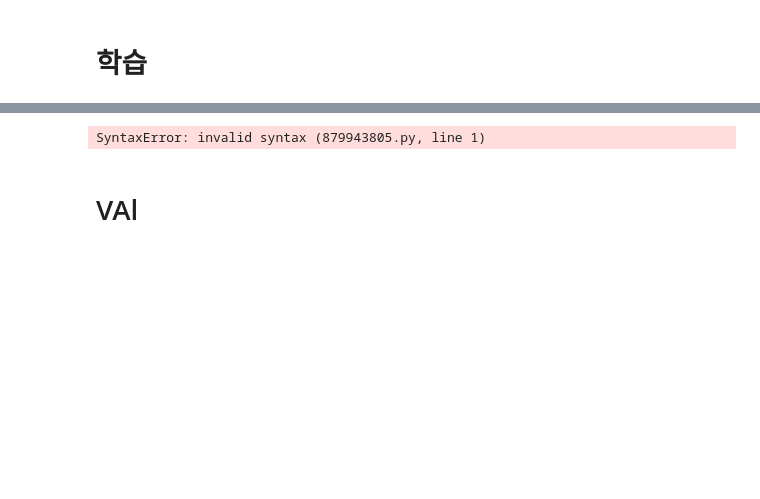
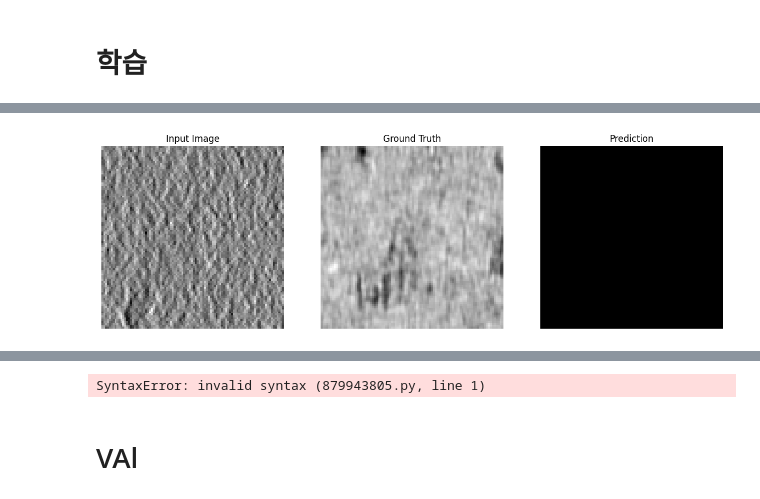
Before and after one commit to wooseungw/czll, a Jupyter notebook: Denoised_UNET_bw.ipynb, the cells around one changed output, grey strips where cells are left out. Saved outputs shown, nothing was run; the diff lists cells and outputs as text; code cells hidden in the pictures; blank space fills up the shorter version.

```diff
--- a/Denoised_UNET_bw.ipynb
+++ b/Denoised_UNET_bw.ipynb
@@ -118,7 +118,7 @@ val_label_dir = "./denoised_datasets/val/labels"
 # DATA CONFIG
 img_size =  96 # Match your patch size
 img_depth = img_size
-n_classes = 256
+n_classes = 1
 batch_size = 16 # 13.8GB GPU memory required for 128x128 img size
 loader_batch = 1
 num_samples = batch_size // loader_batch # 한 이미지에서 뽑을 샘플 수
@@ -131,8 +131,8 @@ lr = 0.001
 feature_size = 48
 use_checkpoint = True
 use_v2 = True
-drop_rate= 0.25
-attn_drop_rate = 0.25
+drop_rate= 0.2
+attn_drop_rate = 0.2
 num_bottleneck = 2
 # CLASS_WEIGHTS
 class_weights = None
@@ -198,9 +198,9 @@ model = UNet(
     spatial_dims=3,
     in_channels=1,
     out_channels=n_classes,
-    channels=(48, 64, 80, 80),
-    strides=(2, 2, 1),
-    num_res_units=1,
+    channels=(32, 64, 128, 256),
+    strides=(2, 2, 2),
+    # num_res_units=1,
     dropout = drop_rate,
 ).to(device)
 
@@ -620,0 +617,84 @@ Epoch 2/4000
+# %%
+import torch
+import numpy as np
+import matplotlib.pyplot as plt
+from tqdm import tqdm
+
+# 최적의 모델 불러오기
+def load_best_model(model, model_path):
+    model.load_state_dict(torch.load(model_path))
+    model.eval()
+    return model
+
+# 예측 결과와 실제 라벨 시각화 함수
+def visualize_predictions(model, val_loader, device, num_images=5):
+    model.eval()
+    images, labels, preds = [], [], []
+
+    with torch.no_grad():
+        for batch_data in tqdm(val_loader, desc='Visualizing'):
+            image = batch_data['image'].to(device)
+            label = batch_data['label'].to(device)
+
+            output = model(image)
+            pred = output.argmax(dim=1, keepdim=True)
+
+            images.append(image.cpu().numpy())
+            labels.append(label.cpu().numpy())
+            preds.append(pred.cpu().numpy())
+
+            if len(images) >= num_images:
+                break
+
+    # 시각화
+    for i in range(num_images):
+        fig, axes = plt.subplots(1, 3, figsize=(15, 5))
+
+        axes[0].imshow(images[i][0, 0, :, :, 48], cmap='gray')
+        axes[0].set_title('Input Image')
+        axes[0].axis('off')
+
+        axes[1].imshow(labels[i][0, 0, :, 48], cmap='gray')
+        axes[1].set_title('Ground Truth')
+        axes[1].axis('off')
+
+        # 예측 값 확인
+        print("Unique values in predictions:", np.unique(preds[i]))
+
+        # 데이터 범위 설정
+        axes[2].imshow(preds[i][0, 0, :, 48], cmap='gray', vmin=0, vmax=1)
+        axes[2].set_title('Prediction')
+        axes[2].axis('off')
+
+        plt.show()
+
+# 모델 학습 후 최적의 모델 불러오기 및 시각화
+model = model  # 모델 정의
+val_loader = val_loader  # 검증 데이터 로더
+device = torch.device('cuda' if torch.cuda.is_available() else 'cpu')
+model_path = os.path.join(checkpoint_dir, 'best_model.pt')  # 저장된 최적의 모델 경로
+
+# 최적의 모델 불러오기
+if checkpoint_dir.exists():
+    best_model_path = checkpoint_dir / 'best_model.pt'
+    if best_model_path.exists():
+        print(f"기존 best model 발견: {best_model_path}")
+        try:
+            checkpoint = torch.load(best_model_path, map_location=device)
+            # 체크포인트 내부 키 검증
+            required_keys = ['model_state_dict', 'optimizer_state_dict', 'epoch', 'best_val_loss']
+            if all(k in checkpoint for k in required_keys):
+                model.load_state_dict(checkpoint['model_state_dict'])
+                optimizer.load_state_dict(checkpoint['optimizer_state_dict'])
+                start_epoch = checkpoint['epoch']
+                best_val_loss = checkpoint['best_val_loss']
+                print("기존 학습된 가중치를 성공적으로 로드했습니다.")
+                checkpoint= None
+            else:
+                raise ValueError("체크포인트 파일에 필요한 key가 없습니다.")
+        except Exception as e:
+            print(f"체크포인트 파일을 로드하는 중 오류 발생: {e}")
+
+# 예측 결과와 실제 라벨 시각화
+visualize_predictions(model, val_loader, device, num_images=3)
+# %% [output]
@@ -620,0 +704 @@ Epoch 2/4000
+[figure, added]
```
Also changed, not shown: parts of 6 cells of this notebook, 1 other file.
